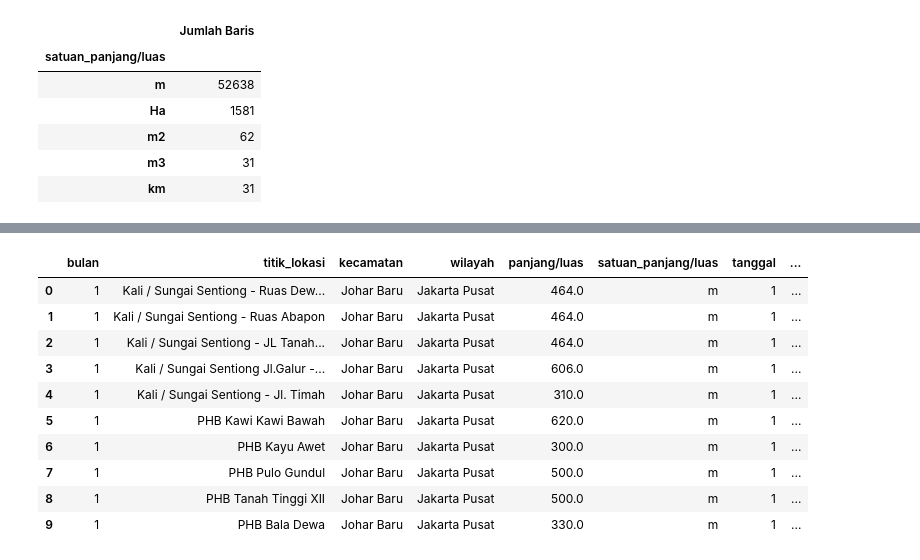
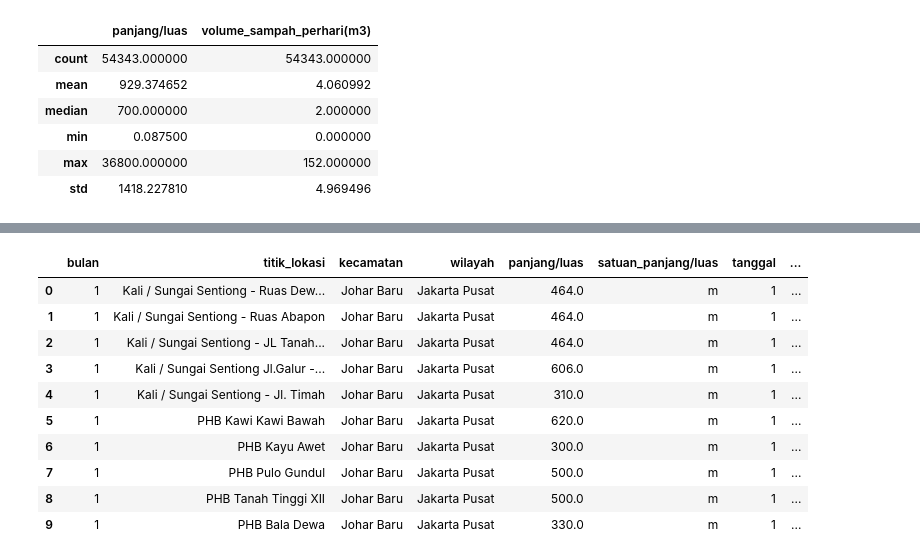
Before and after one commit to Axcelion017/Pengantar-Sains-Data-CS5, a Jupyter notebook: Tugas/Tugas-2/Soal1/Preprocessing(Soal1).ipynb, the cells around one changed output, grey strips where cells are left out. Saved outputs shown, nothing was run; the diff lists cells and outputs as text; code cells hidden in the pictures.

```diff
--- a/Tugas/Tugas-2/Soal1/Preprocessing(Soal1).ipynb
+++ b/Tugas/Tugas-2/Soal1/Preprocessing(Soal1).ipynb
@@ -569,56 +331,53 @@ Setelah seluruh *noise* dikonversi menjadi `NaN`, dilakukan pengisian nilai koso
 # %%
-print("=== JUMLAH MISSING VALUES SEBELUM IMPUTASI ===")
-missing_before = pd.DataFrame({
-    'Missing Count Sebelum Imputasi': df_clean.isnull().sum(),
-    'Missing Percentage (%)': (df_clean.isnull().sum() / len(df_clean) * 100).round(2)
-})
-display(missing_before)
+print("=== SEBELUM IMPUTASI MISSING VALUES ===")
+display(df_clean.isna().sum().to_frame('Jumlah Missing (NaN)'))
 
-df_imputed = df_clean.copy()
+# -------------------------------------------------------------------------
+# 3.1 Imputasi 'satuan_panjang/luas' dengan Modus ('m')
+# -------------------------------------------------------------------------
+modus_satuan = df_clean['satuan_panjang/luas'].mode()[0]
+jml_missing_satuan = df_clean['satuan_panjang/luas'].isna().sum()
+df_clean['satuan_panjang/luas'] = df_clean['satuan_panjang/luas'].fillna(modus_satuan)
+print(f"[Step 3.1] {jml_missing_satuan:,} baris kosong pada 'satuan_panjang/luas' diimputasi dengan modus ('{modus_satuan}').")
 
-# ---------------------------------------------------------
-# 3.1 Imputasi 'satuan_panjang/luas' yang masih kosong dengan Modus ('m')
-# ---------------------------------------------------------
-modus_satuan = df_imputed['satuan_panjang/luas'].mode()[0]
-df_imputed['satuan_panjang/luas'] = df_imputed['satuan_panjang/luas'].fillna(modus_satuan)
-print(f"[1] Kolom 'satuan_panjang/luas' diimputasi dengan Modus = '{modus_satuan}'")
+# -------------------------------------------------------------------------
+# 3.2 Imputasi 'panjang/luas' (Lokasi Saringan Sampah) dengan Median per Kecamatan
+# -------------------------------------------------------------------------
+jml_missing_pl = df_clean['panjang/luas'].isna().sum()
+df_clean['panjang/luas'] = df_clean['panjang/luas'].fillna(
+    df_clean.groupby('kecamatan')['panjang/luas'].transform('median')
+)
+# Fallback median global jika ada kecamatan yang seluruhnya NaN
+df_clean['panjang/luas'] = df_clean['panjang/luas'].fillna(df_clean['panjang/luas'].median())
+print(f"[Step 3.2] {jml_missing_pl:,} baris kosong pada 'panjang/luas' diimputasi dengan Median per Kecamatan.")
 
-# ---------------------------------------------------------
-# 3.2 Imputasi 'panjang/luas' (Lokasi Saringan Sampah) dengan Median per Kecamatan
-# ---------------------------------------------------------
-df_imputed['panjang/luas'] = df_imputed['panjang/luas'].fillna(
-    df_imputed.groupby('kecamatan')['panjang/luas'].transform('median')
-)
-# Fallback ke median keseluruhan jika ada kecamatan yang seluruhnya NaN
-df_imputed['panjang/luas'] = df_imputed['panjang/luas'].fillna(df_imputed['panjang/luas'].median())
-print("[2] Kolom 'panjang/luas' diimputasi menggunakan Median per Kecamatan masing-masing.")
+# -------------------------------------------------------------------------
+# 3.3 Imputasi 'volume_sampah_perhari(m3)' dengan Median per Titik Lokasi & Fallback 0 (MNAR)
+# -------------------------------------------------------------------------
+jml_missing_vol = df_clean['volume_sampah_perhari(m3)'].isna().sum()
 
-# ---------------------------------------------------------
-# 3.3 Imputasi 'volume_sampah_perhari(m3)' dengan Median per Titik Lokasi & Fallback 0 (MNAR)
-# ---------------------------------------------------------
-# Isi NaN pada suatu tanggal dengan Median harian dari titik_lokasi & kecamatan yang sama
-df_imputed['volume_sampah_perhari(m3)'] = df_imputed['volume_sampah_perhari(m3)'].fillna(
-    df_imputed.groupby(['titik_lokasi', 'kecamatan'])['volume_sampah_perhari(m3)'].transform('median')
+# Isi dengan median harian pada titik_lokasi & kecamatan yang sama
+df_clean['volume_sampah_perhari(m3)'] = df_clean['volume_sampah_perhari(m3)'].fillna(
+    df_clean.groupby(['titik_lokasi', 'kecamatan'])['volume_sampah_perhari(m3)'].transform('median')
 )
 
-# Untuk titik lokasi yang selama 31 hari penuh berisi '-' (tidak ada pengangkutan sebulan penuh), isi dengan 0
-sisa_mnar = df_imputed['volume_sampah_perhari(m3)'].isna().sum()
-df_imputed['volume_sampah_perhari(m3)'] = df_imputed['volume_sampah_perhari(m3)'].fillna(0)
-print(f"[3] Kolom 'volume_sampah_perhari(m3)' diimputasi dengan Median per Titik Lokasi (dan {sisa_mnar:,} baris lokasi kosong sebulan penuh diisi 0).")
+# Untuk titik lokasi yang 31 hari penuh berisi '-' (MNAR: tidak ada pengangkutan), isi dengan 0
+sisa_mnar_vol = df_clean['volume_sampah_perhari(m3)'].isna().sum()
+df_clean['volume_sampah_perhari(m3)'] = df_clean['volume_sampah_perhari(m3)'].fillna(0)
 
-print("\n=== JUMLAH MISSING VALUES SETELAH IMPUTASI (100% BERSIH) ===")
-missing_after = pd.DataFrame({
-    'Missing Count Setelah Imputasi': df_imputed.isnull().sum(),
-    'Missing Percentage (%)': (df_imputed.isnull().sum() / len(df_imputed) * 100).round(2)
-})
-display(missing_after)
+print(f"[Step 3.3] {jml_missing_vol - sisa_mnar_vol:,} baris 'volume_sampah_perhari(m3)' diimputasi dengan Median per Titik Lokasi.")
+print(f"[Step 3.3] {sisa_mnar_vol:,} baris lokasi tanpa pengangkutan sebulan penuh (MNAR) diisi dengan 0.")
 
-print("\n=== CEK KONSISTENSI SATUAN AKHIR (HANYA 5 SATUAN BAKU, 0 NaN) ===")
-display(df_imputed['satuan_panjang/luas'].value_counts().to_frame('Jumlah Baris'))
+print("\n=== SETELAH IMPUTASI MISSING VALUES (CEK NaN) ===")
+display(df_clean.isna().sum().to_frame('Jumlah Missing (NaN)'))
 
-print("\n=== STATISTIK DESKRIPTIF DATA BERSIH SETELAH IMPUTASI ===")
-display(df_imputed[['panjang/luas', 'volume_sampah_perhari(m3)']].agg(['count', 'mean', 'median', 'min', 'max', 'std']).round(4))
+print("\n=== STATISTIK DESKRIPTIF DATA BERSIH ===")
+stats_clean = df_clean[['panjang/luas', 'volume_sampah_perhari(m3)']].agg(['count', 'mean', 'median', 'min', 'max', 'std'])
+display(stats_clean)
 
-print("\n=== SAMPEL 10 BARIS DATA BERSIH HASIL IMPUTASI ===")
-display(df_imputed.head(10))
+print("\n=== DISTRIBUSI SATUAN SETELAH PREPROCESSING ===")
+display(df_clean['satuan_panjang/luas'].value_counts().to_frame('Jumlah Baris'))
+
+print("\n=== SAMPEL 10 BARIS DATA BERSIH HASIL PREPROCESSING ===")
+display(df_clean.head(10))
 # %% [output]
@@ -650,7 +410,7 @@ display(df_imputed.head(10))
-|  | Jumlah Baris |
-| satuan_panjang/luas |  |
-| m | 52638 |
-| Ha | 1581 |
-| m2 | 62 |
-| m3 | 31 |
-| km | 31 |
+|  | panjang/luas | volume_sampah_perhari(m3) |
+| count | 54343.000000 | 54343.000000 |
+| mean | 929.374652 | 4.060992 |
+| median | 700.000000 | 2.000000 |
+| min | 0.087500 | 0.000000 |
+| max | 36800.000000 | 152.000000 |
+| std | 1418.227810 | 4.969496 |
```
Also changed, not shown: parts of 16 cells of this notebook, 2 other files.
